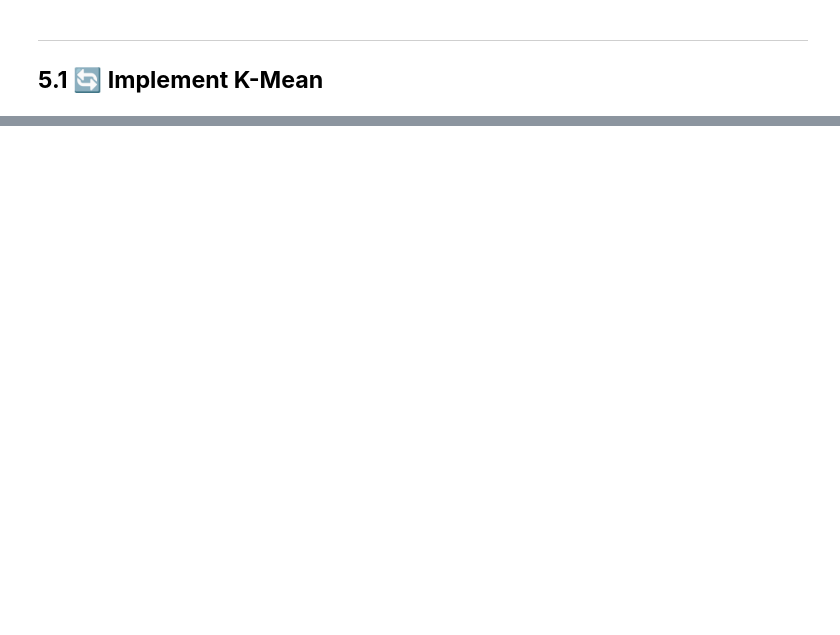
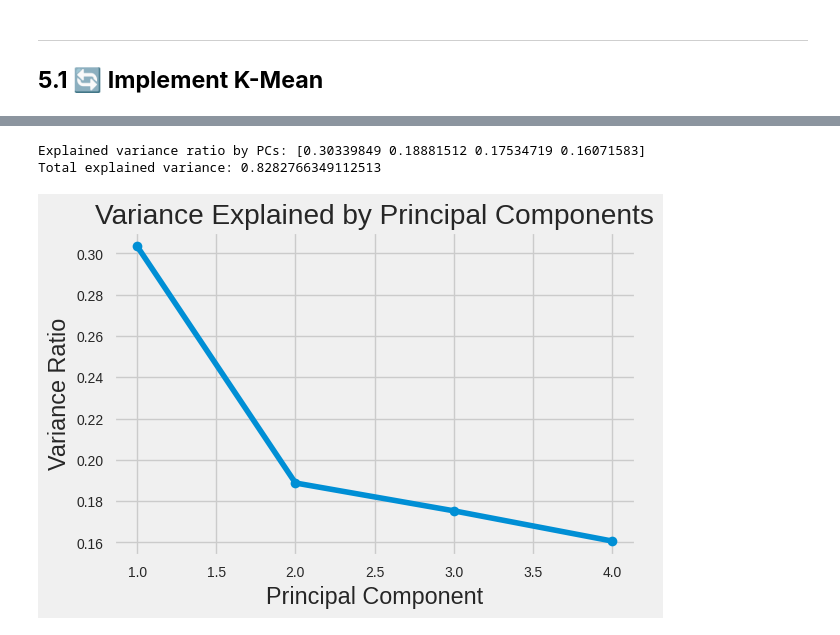
Before and after one commit to sahermuhamed1/Bank-Customer-Segmentation, a Jupyter notebook: workspace.ipynb, the cells around one changed output, grey strips where cells are left out. Saved outputs shown, nothing was run; the diff lists cells and outputs as text; code cells hidden in the pictures; blank space fills up the shorter version.

```diff
--- a/workspace.ipynb
+++ b/workspace.ipynb
@@ -366,0 +685,22 @@ fig.show()
+# %%
+features = df_scaled.drop('Label', axis=1)
+
+# Fit PCA
+pca = PCA(n_components=4)
+pca_data = pca.fit_transform(df_scaled.iloc[:, :-1])
+
+# Print explained variance ratio
+print("Explained variance ratio by PCs:", pca.explained_variance_ratio_)
+print("Total explained variance:", pca.explained_variance_ratio_.sum())
+
+# Plot variance explained
+plt.figure(figsize=(6,4))
+plt.plot(range(1, 5), pca.explained_variance_ratio_, marker='o')
+plt.title("Variance Explained by Principal Components")
+plt.xlabel("Principal Component")
+plt.ylabel("Variance Ratio")
+plt.show()
+# %% [output]
+Explained variance ratio by PCs: [0.30339849 0.18881512 0.17534719 0.16071583]
+Total explained variance: 0.8282766349112513
+[figure, added]
```
Also changed, not shown: parts of 48 cells of this notebook.
